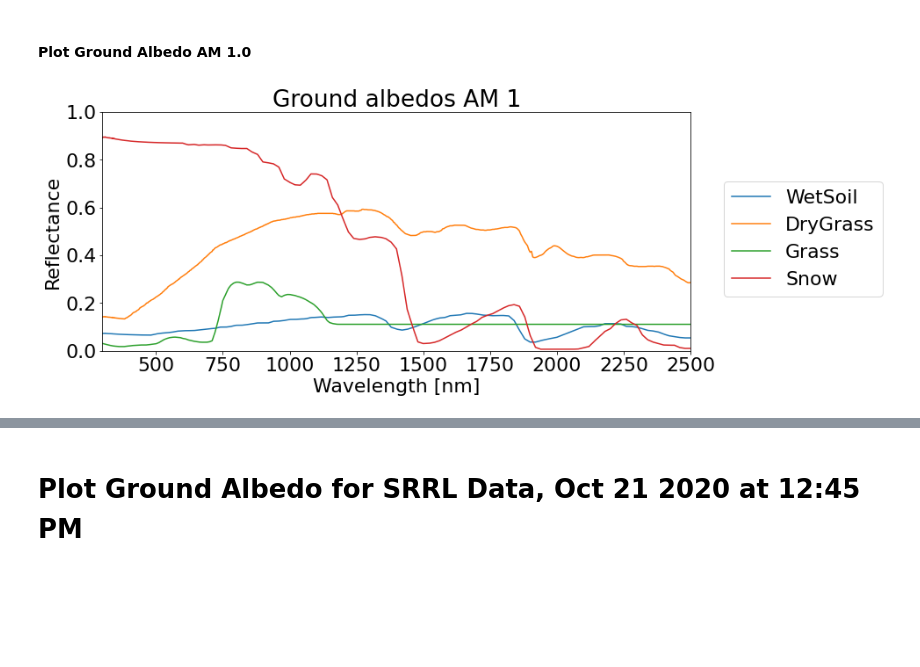
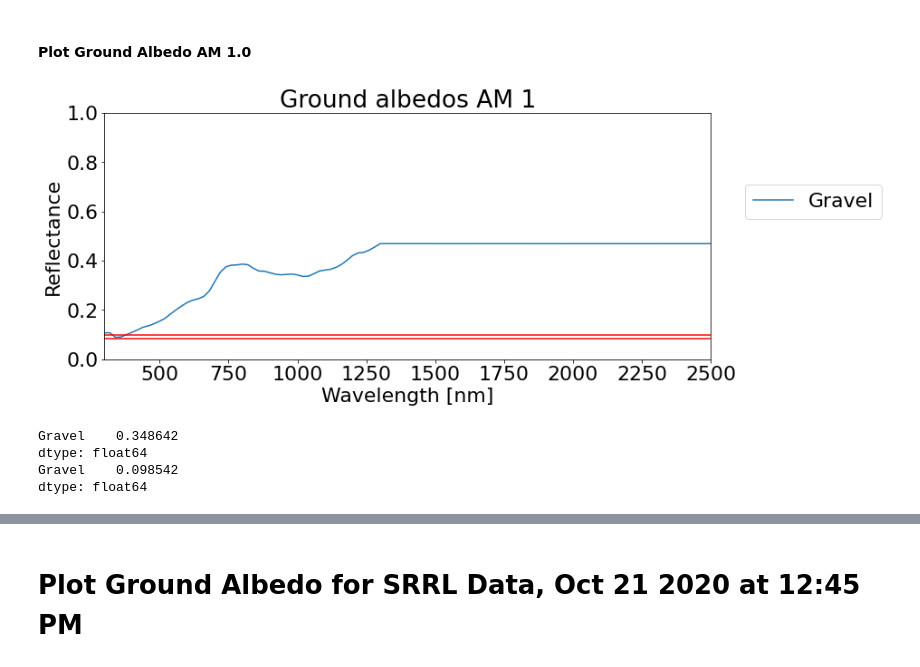
Before and after one commit to NREL/pySMARTS, a Jupyter notebook: docs/tutorials/1 - Beginer - Plot ALBEDOs from Smarts.ipynb, the cells around one changed output, grey strips where cells are left out. Cells and saved outputs as stored; diff of their text form; code cells hidden in the pictures; blank space fills up the shorter version.

```diff
--- a/docs/tutorials/1 - Beginer - Plot ALBEDOs from Smarts.ipynb
+++ b/docs/tutorials/1 - Beginer - Plot ALBEDOs from Smarts.ipynb
@@ -38,26 +40,47 @@ IOUT = '30' # Albedo
 # %%
-materials = ['WetSoil', 'DryGrass', 'Grass', 'Snow']
+materials = ['Concrete', 'LiteLoam', 'RConcrte', 'Gravel']
+materials = ['Gravel']
+
 
 alb_db = pd.DataFrame()
 
 for i in range (0, len(materials)):
 
-    alb = pySMARTS.SMARTSAirMass(IOUT=IOUT, AMASS='1.0', material=materials[i])
+    alb = pySMARTS.SMARTSAirMass(IOUT=IOUT, AMASS='1.5', material=materials[i])
 
     alb_db[materials[i]] = alb[alb.keys()[1]]
 
 alb_db.index = alb.Wvlgth
 
 alb_db_10 = alb_db
 
 for col in alb_db:
     alb_db[col].plot(legend=True)
+
 plt.xlabel('Wavelength [nm]')
 plt.xlim([300, 2500])
+plt.axhline(y=0.084, color='r')
+plt.axhline(y=0.10, color='r')
+
+#UV albedo: 295 to 385
+#Total albedo: 300 to 3000
+#10.4 and 8.4 $ Measured
+#References
+
 plt.ylim([0,1])
 plt.ylabel('Reflectance')
 plt.legend(bbox_to_anchor=(1.04,0.75), loc="upper left")
 plt.title('Ground albedos AM 1')
 plt.show()
+
+vis=alb_db.iloc[40:1801].mean()
+uv=alb_db.iloc[30:210].mean()
+
+print(vis)
+print(uv)
 # %% [output]
-[figure, old version]
+[figure, new version]
+Gravel    0.348642
+dtype: float64
+Gravel    0.098542
+dtype: float64
```
Also changed, not shown: parts of 12 cells of this notebook, 10 other files.
